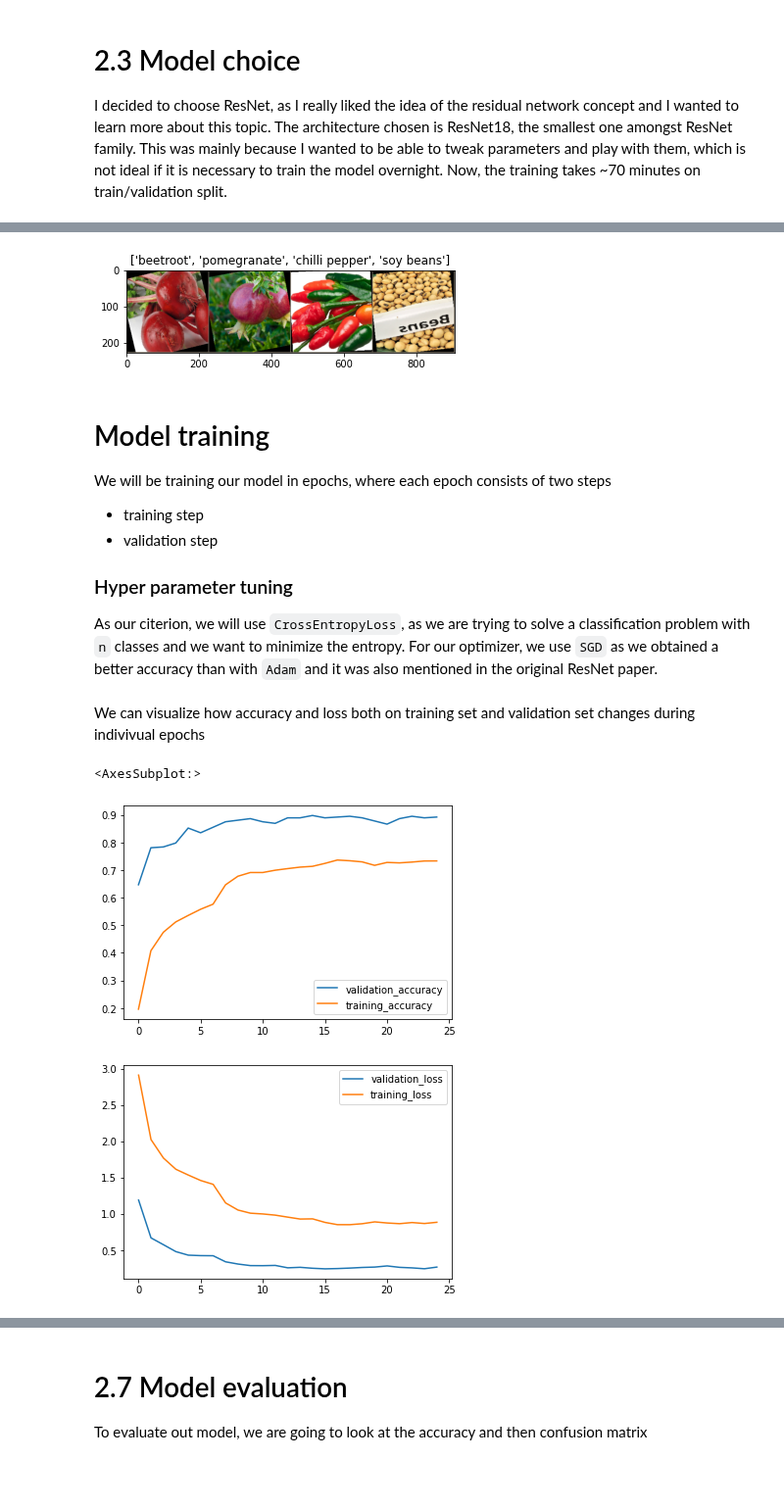
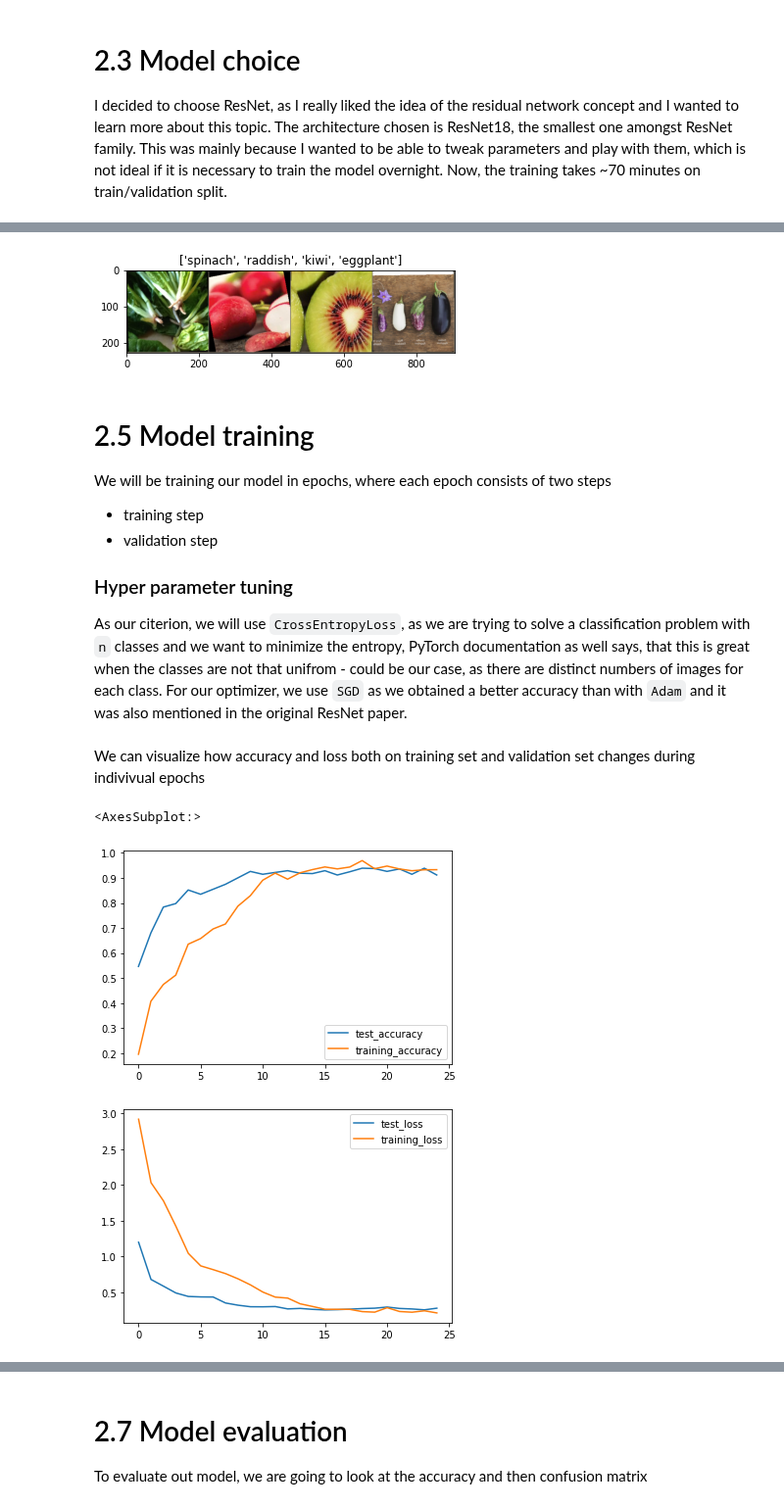
Before and after one commit to krebso/zelovoc, a Jupyter notebook: pytorch_model.ipynb, the cells around one changed output, grey strips where cells are left out. Shown at 98% size. Cells and saved outputs as stored; diff of their text form; code cells hidden in the pictures; blank space fills up the shorter version.

```diff
--- a/pytorch_model.ipynb
+++ b/pytorch_model.ipynb
@@ -43,18 +80,18 @@ data_transforms = {
         transforms.ToTensor(),
         transforms.Normalize( [ 0.485, 0.456, 0.406 ], [ 0.229, 0.224, 0.225 ] ) # pytorch expects normalization with these values for their models
     ] ),
-    "validation": transforms.Compose( [
-        transforms.Resize( 256 ),
-        transforms.CenterCrop( 224 ),
-        transforms.ToTensor(),
-        transforms.Normalize( [ 0.485, 0.456, 0.406 ], [ 0.229, 0.224, 0.225 ] )
-    ] ),
     "test": transforms.Compose( [
         transforms.Resize( size=256 ),
         transforms.CenterCrop( size=224 ),
         transforms.ToTensor(),
         transforms.Normalize( [ 0.485, 0.456, 0.406 ], [ 0.229, 0.224, 0.225 ] )
     ] ),
+    "validation": transforms.Compose( [
+        transforms.Resize( size=256 ),
+        transforms.CenterCrop( size=224 ),
+        transforms.ToTensor(),
+        transforms.Normalize( [ 0.485, 0.456, 0.406 ], [ 0.229, 0.224, 0.225 ] )
+    ] )
 }
 
 image_datasets = {
@@ -96,9 +135,9 @@ out = torchvision.utils.make_grid( inputs )
 
 imshow( out, title=[ class_names[ x ] for x in classes ] )
 # %% [output]
-[figure, old version]
+[figure, new version]
 # %% [markdown]
-# Model training
+# 2.5 Model training
 
 We will be training our model in epochs, where each epoch consists of two steps
 - training step
@@ -106,7 +145,7 @@ We will be training our model in epochs, where each epoch consists of two steps
 
 ### Hyper parameter tuning
 
-As our citerion, we will use `CrossEntropyLoss`, as we are trying to solve a classification problem with `n` classes and we want to minimize the entropy. For our optimizer, we use `SGD` as we obtained a better accuracy than with `Adam` and it was also mentioned in the original ResNet paper.
+As our citerion, we will use `CrossEntropyLoss`, as we are trying to solve a classification problem with `n` classes and we want to minimize the entropy, PyTorch documentation as well says, that this is great when the classes are not that unifrom - could be our case, as there are distinct numbers of images for each class. For our optimizer, we use `SGD` as we obtained a better accuracy than with `Adam` and it was also mentioned in the original ResNet paper.
 # %%
 def train_model( model, criterion, optimizer, scheduler, epochs=25 ):
     since = time.time()
@@ -196,29 +283,28 @@ def visualize_model( model, num_images=6 ):
 # %% [markdown]
 We can visualize how accuracy and loss both on training set and validation set changes during indivivual epochs
 # %%
-# these data are from google collab notebook I have been training my models on, as my notebook is not in the best shape,
-# unfortunatelly they not represent the current model accuracy :)
-from ml_utils import VALIDATION_INFO, TRAIN_INFO
+# these data are from google collab notebook I trained the model on, as my notebook is not in the best shape :)
+from ml_utils import TEST_INFO, TRAIN_INFO
 
-EPOCHS = list( range( 1, len( VALIDATION_INFO ) + 1 ) )
-validation_acc = list( map( lambda x: x[ 0 ], VALIDATION_INFO ) )
+EPOCHS = list( range( 1, len( TEST_INFO ) + 1 ) )
+validation_acc = list( map( lambda x: x[ 0 ], TEST_INFO ) )
 train_acc = list( map( lambda x: x[ 0 ], TRAIN_INFO ) )
 
 acc = pd.DataFrame( columns=["validation_accuracy", "training_accuracy" ] )
 acc.validation_accuracy = validation_acc
 acc.training_accuracy = train_acc
 
 acc.plot.line( y=["validation_accuracy", "training_accuracy"], )
 
-validation_loss = list( map( lambda x: x[ 1 ], VALIDATION_INFO ) )
+validation_loss = list( map( lambda x: x[ 1 ], TEST_INFO ) )
 train_loss = list( map( lambda x: x[ 1 ], TRAIN_INFO ) )
 
 loss = pd.DataFrame( columns=[ "validation_loss", "training_loss" ] )
 loss.validation_loss = validation_loss
 loss.training_loss = train_loss
 
 loss.plot.line( y=["validation_loss", "training_loss"], )
 # %% [output]
 <AxesSubplot:>
-[figure, old version]
+[figure, new version]
-[figure, old version]
+[figure, new version]
```
Also changed, not shown: parts of 17 cells of this notebook.
